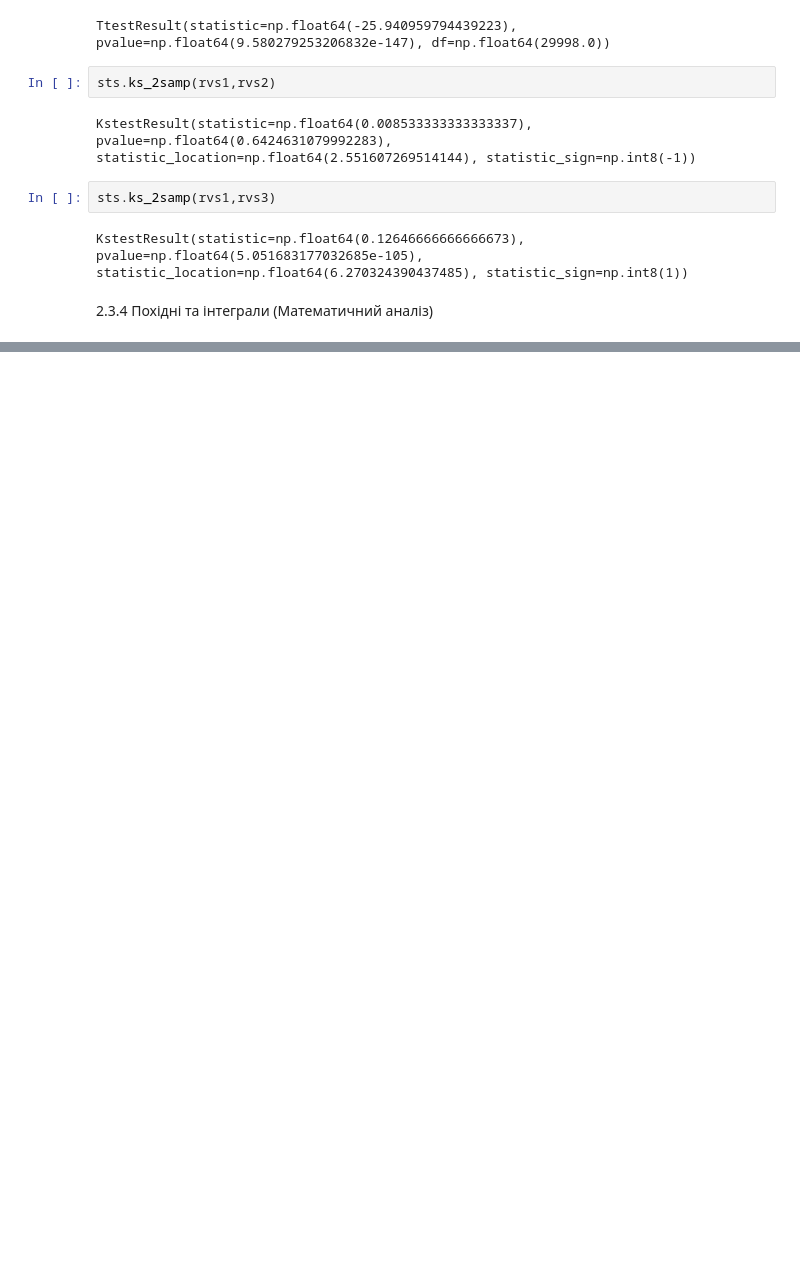
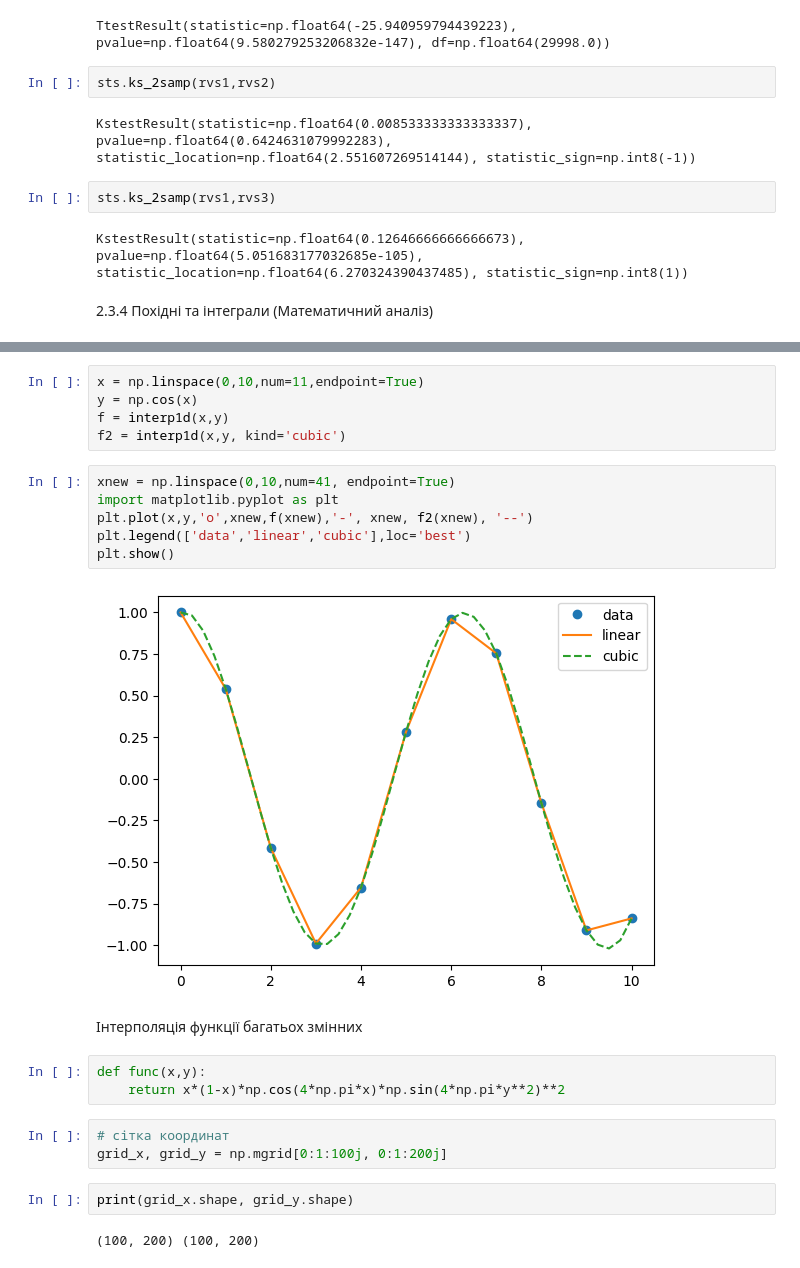
Before and after one commit to zzabaras/projects, a Jupyter notebook: python_projects/ШБД/sbd.ipynb, the cells around one changed output, grey strips where cells are left out. Cells and saved outputs as stored; diff of their text form; blank space fills up the shorter version.

```diff
--- a/python_projects/ШБД/sbd.ipynb
+++ b/python_projects/ШБД/sbd.ipynb
@@ -1269,0 +1343,25 @@ KstestResult(statistic=np.float64(0.12646666666666673), pvalue=np.float64(5.0516
+# %%
+x = np.linspace(0,10,num=11,endpoint=True)
+y = np.cos(x)
+f = interp1d(x,y)
+f2 = interp1d(x,y, kind='cubic')
+# %%
+xnew = np.linspace(0,10,num=41, endpoint=True)
+import matplotlib.pyplot as plt
+plt.plot(x,y,'o',xnew,f(xnew),'-', xnew, f2(xnew), '--')
+plt.legend(['data','linear','cubic'],loc='best')
+plt.show()
+# %% [output]
+[figure, added]
+# %% [markdown]
+Інтерполяція функції багатьох змінних
+# %%
+def func(x,y):
+    return x*(1-x)*np.cos(4*np.pi*x)*np.sin(4*np.pi*y**2)**2
+# %%
+# сітка координат
+grid_x, grid_y = np.mgrid[0:1:100j, 0:1:200j]
+# %%
+print(grid_x.shape, grid_y.shape)
+# %% [output]
+(100, 200) (100, 200)
```
Also changed, not shown: parts of 115 cells of this notebook.
